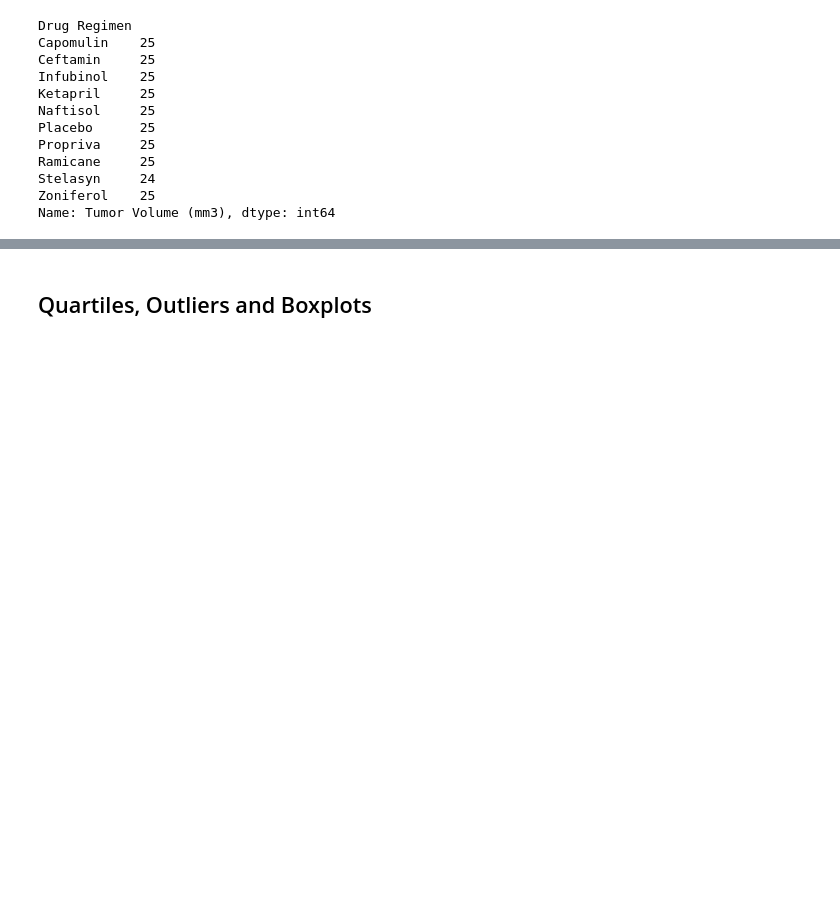
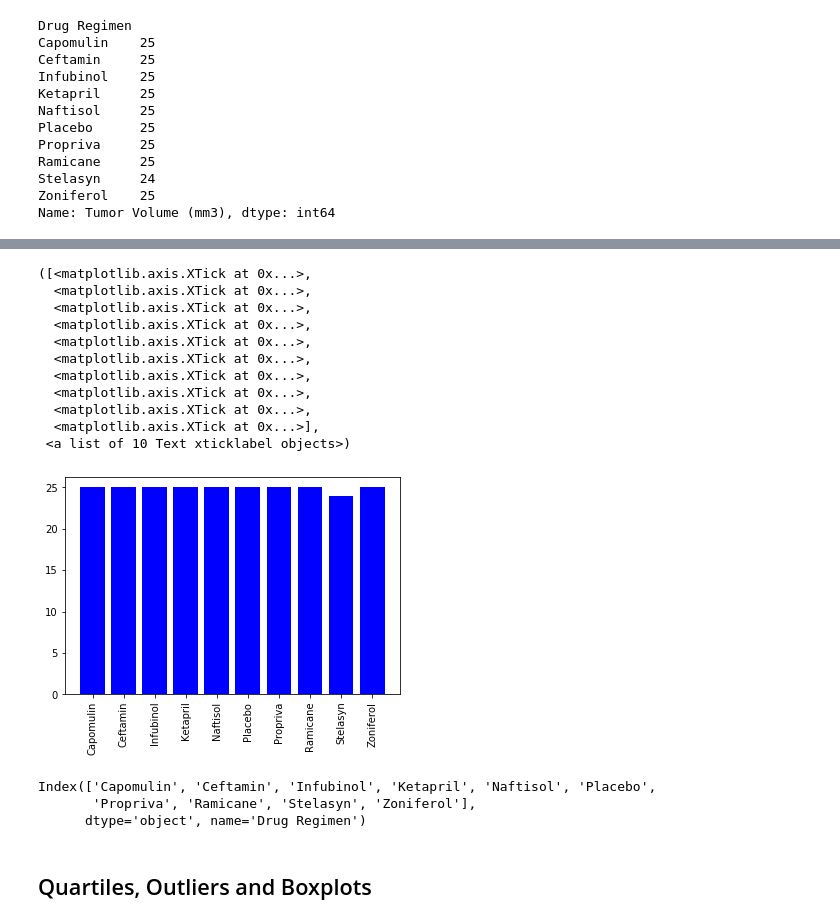
Before and after one commit to mbustillos329/matplotlib-homework, a Jupyter notebook: Pymaceuticals/pymaceuticals_starter.ipynb, the cells around one changed output, grey strips where cells are left out. Saved outputs shown, nothing was run; the diff lists cells and outputs as text; code cells hidden in the pictures; blank space fills up the shorter version.

```diff
--- a/Pymaceuticals/pymaceuticals_starter.ipynb
+++ b/Pymaceuticals/pymaceuticals_starter.ipynb
@@ -166,5 +166,28 @@ drug_reg_plot = drug_reg.plot.bar()
 # %%
 # Generate a bar plot showing the total number of measurements taken on each drug regimen using pyplot.
+x_axis = np.arange(len(count))
+plt.bar(x_axis, count, color='b')
+tick_locations = [value for value in x_axis]
+plt.xticks(tick_locations, count.index, rotation=90)
+# %% [output]
+([<matplotlib.axis.XTick at 0x...>,
+  <matplotlib.axis.XTick at 0x...>,
+  <matplotlib.axis.XTick at 0x...>,
+  <matplotlib.axis.XTick at 0x...>,
+  <matplotlib.axis.XTick at 0x...>,
+  <matplotlib.axis.XTick at 0x...>,
+  <matplotlib.axis.XTick at 0x...>,
+  <matplotlib.axis.XTick at 0x...>,
+  <matplotlib.axis.XTick at 0x...>,
+  <matplotlib.axis.XTick at 0x...>],
+ <a list of 10 Text xticklabel objects>)
+[figure, added]
+# %%
+count.index
+# %% [output]
+Index(['Capomulin', 'Ceftamin', 'Infubinol', 'Ketapril', 'Naftisol', 'Placebo',
+       'Propriva', 'Ramicane', 'Stelasyn', 'Zoniferol'],
+      dtype='object', name='Drug Regimen')
 # %%
 # Generate a pie plot showing the distribution of female versus male mice using pandas
 # %%
```
Also changed, not shown: parts of 1 cell of this notebook, 2 other files.
